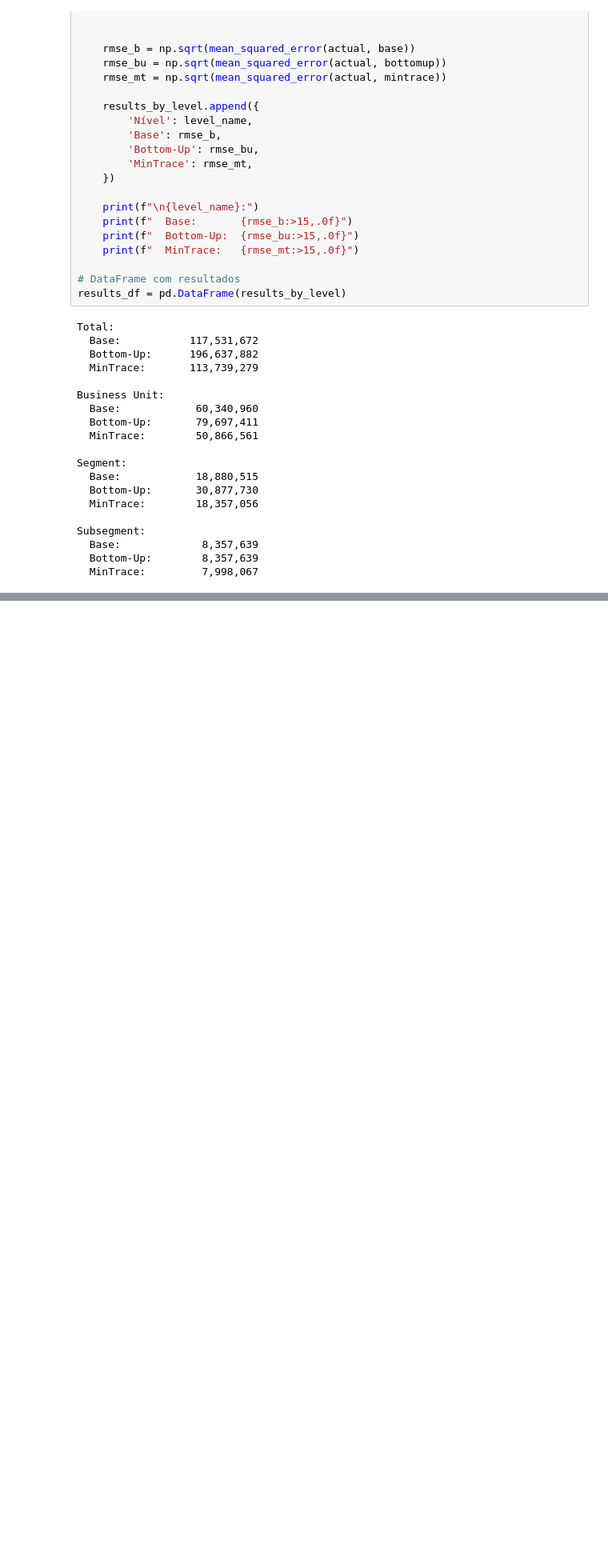
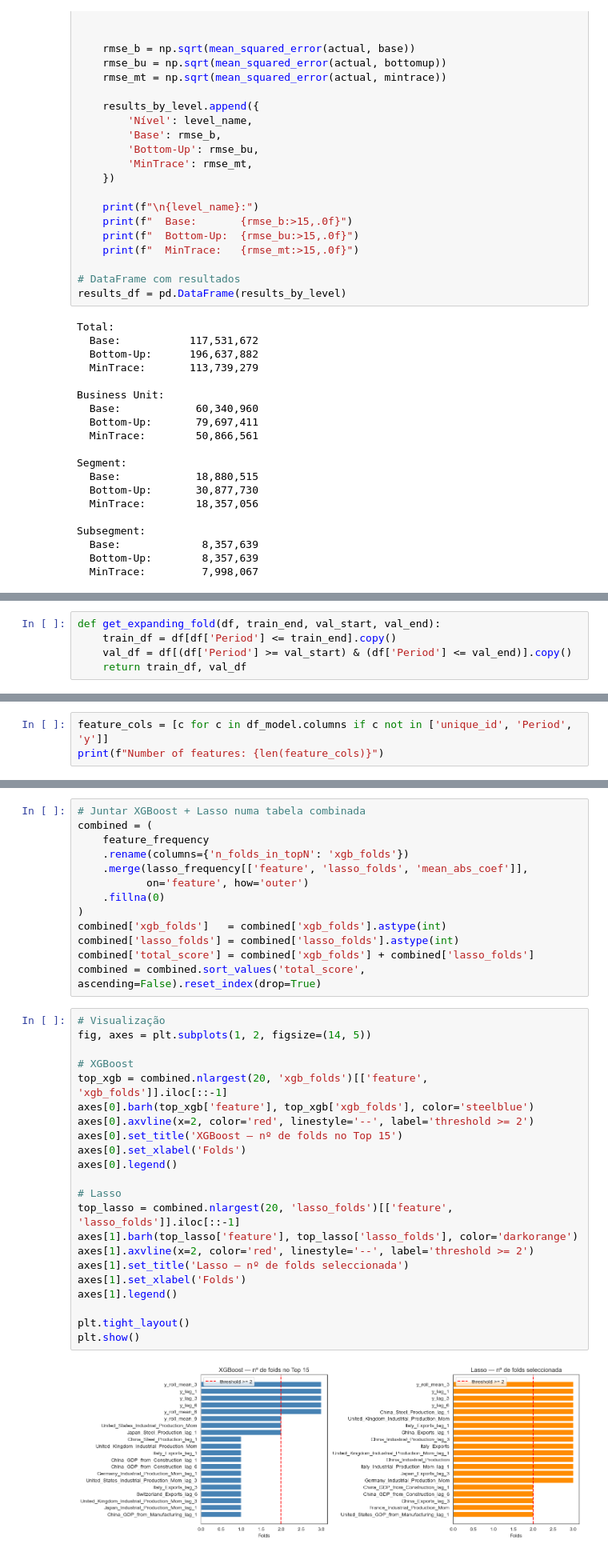
Before and after one commit to Alanog10/Siemens, a Jupyter notebook: Reconciliation copy.ipynb, the cells around one changed output, grey strips where cells are left out. Shown at 80% size. Drawn from its saved outputs; the diff is of its cells as text; blank space fills up the shorter version.

```diff
--- a/Reconciliation copy.ipynb
+++ b/Reconciliation copy.ipynb
@@ -1770,0 +1574,5 @@ Subsegment:
+# %%
+def get_expanding_fold(df, train_end, val_start, val_end):
+    train_df = df[df['Period'] <= train_end].copy()
+    val_df = df[(df['Period'] >= val_start) & (df['Period'] <= val_end)].copy()
+    return train_df, val_df
@@ -1770,0 +1605,3 @@ Subsegment:
+# %%
+feature_cols = [c for c in df_model.columns if c not in ['unique_id', 'Period', 'y']]
+print(f"Number of features: {len(feature_cols)}")
@@ -1770,0 +1843,37 @@ Subsegment:
+# %%
+# Juntar XGBoost + Lasso numa tabela combinada
+combined = (
+    feature_frequency
+    .rename(columns={'n_folds_in_topN': 'xgb_folds'})
+    .merge(lasso_frequency[['feature', 'lasso_folds', 'mean_abs_coef']],
+           on='feature', how='outer')
+    .fillna(0)
+)
+combined['xgb_folds']   = combined['xgb_folds'].astype(int)
+combined['lasso_folds'] = combined['lasso_folds'].astype(int)
+combined['total_score'] = combined['xgb_folds'] + combined['lasso_folds']
+combined = combined.sort_values('total_score', ascending=False).reset_index(drop=True)
+# %%
+# Visualização
+fig, axes = plt.subplots(1, 2, figsize=(14, 5))
+
+# XGBoost
+top_xgb = combined.nlargest(20, 'xgb_folds')[['feature', 'xgb_folds']].iloc[::-1]
+axes[0].barh(top_xgb['feature'], top_xgb['xgb_folds'], color='steelblue')
+axes[0].axvline(x=2, color='red', linestyle='--', label='threshold >= 2')
+axes[0].set_title('XGBoost — nº de folds no Top 15')
+axes[0].set_xlabel('Folds')
+axes[0].legend()
+
+# Lasso
+top_lasso = combined.nlargest(20, 'lasso_folds')[['feature', 'lasso_folds']].iloc[::-1]
+axes[1].barh(top_lasso['feature'], top_lasso['lasso_folds'], color='darkorange')
+axes[1].axvline(x=2, color='red', linestyle='--', label='threshold >= 2')
+axes[1].set_title('Lasso — nº de folds seleccionada')
+axes[1].set_xlabel('Folds')
+axes[1].legend()
+
+plt.tight_layout()
+plt.show()
+# %% [output]
+[figure, added]
```
Also changed, not shown: parts of 69 cells of this notebook.
